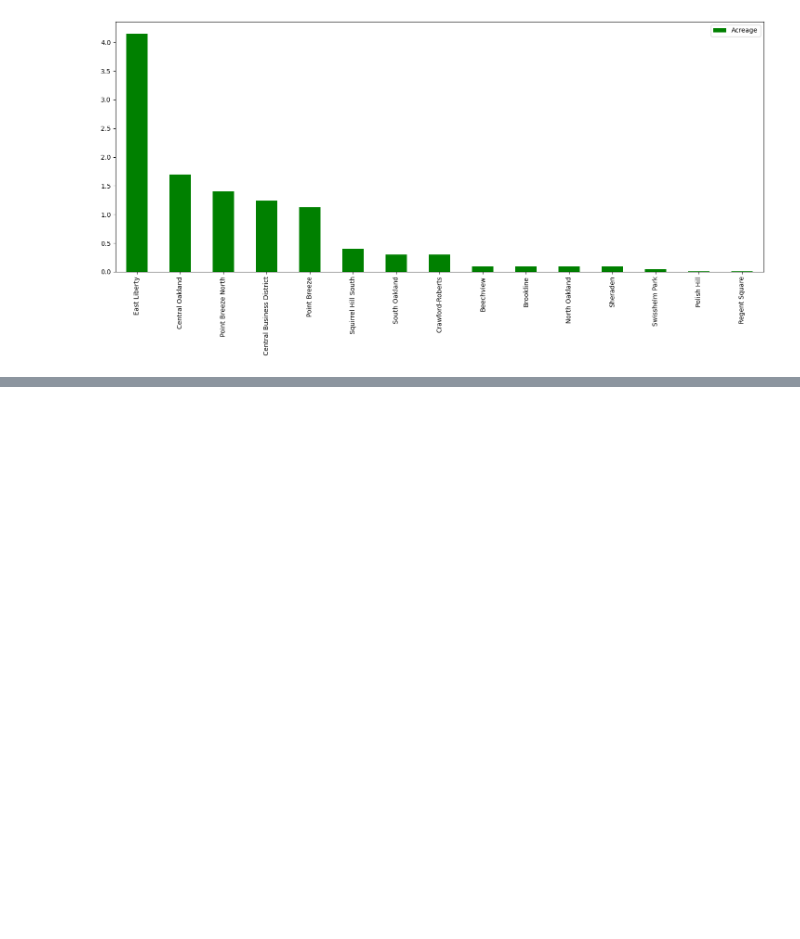
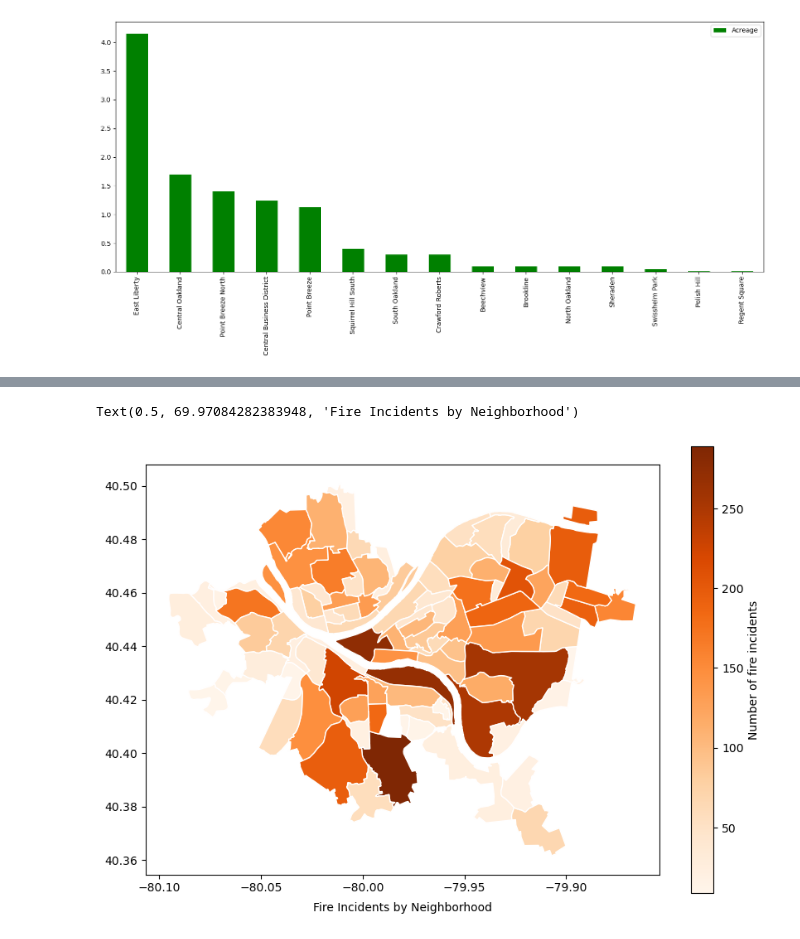
Before and after one commit to XianyuZhao04/CMPINF-0010-FinalProject, a Jupyter notebook: finalNotebook.ipynb, the cells around one changed output, grey strips where cells are left out. Drawn from its saved outputs; the diff is of its cells as text; code cells hidden in the pictures; blank space fills up the shorter version.

```diff
--- a/finalNotebook.ipynb
+++ b/finalNotebook.ipynb
@@ -165,0 +306,40 @@ Crawford-Roberts : 0.7228915662650603
+# %%
+past3 = fire_incidents_neighborhood['Past 3 Years frequency'].tolist()
+total = fire_incidents_neighborhood['Frequency'].tolist()
+ratio_3_years = []
+
+for i in range(len(past3)):
+    ratio3 = past3[i] / total[i]
+    ratio_3_years.append(ratio3)
+# %%
+ratio_3_years_normalized = []
+maxRate3 = max(ratio_3_years)
+minRate3 = min(ratio_3_years)
+range3 = maxRate3 - minRate3
+
+for ratio in ratio_3_years:
+    ratio3Norm = (ratio - minRate3) / range3
+    ratio_3_years_normalized.append(ratio3Norm)
+
+fire_incidents_neighborhood.insert(4, "Rating by increase", ratio_3_years_normalized, True)
+# %%
+neighborhoods = geopandas.read_file("Neighborhoods/Neighborhoods_.shp") # read in the shapefile
+# neighborhoods.plot() # plot the geopandas dataframe
+# %%
+steps_map = neighborhoods.merge(fire_incidents_neighborhood,
+                                how='left',
+                                left_on='hood',
+                                right_on=fire_incidents_neighborhood.index)
+# %%
+# draw a choropleth map using data from the column named "number_of_steps"
+steps_map.plot(column='Frequency',
+               cmap='Oranges',
+               edgecolor='white',
+               legend=True,
+               legend_kwds={'label': "Number of fire incidents"},
+               figsize=(10, 7),
+               missing_kwds={"color": "lightgrey"})
+plt.xlabel("Fire Incidents by Neighborhood", labelpad=7)
+# %% [output]
+Text(0.5, 69.97084282383948, 'Fire Incidents by Neighborhood')
+[figure, added]
```
Also changed, not shown: parts of 34 cells of this notebook.
